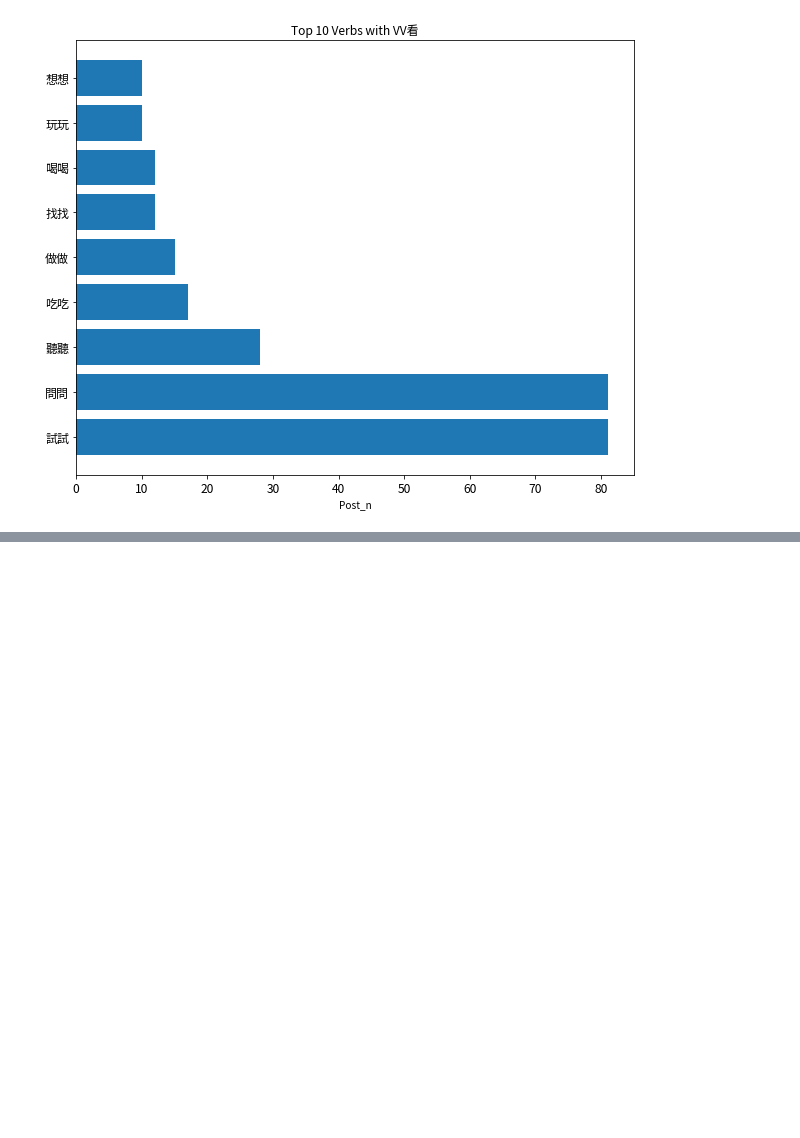
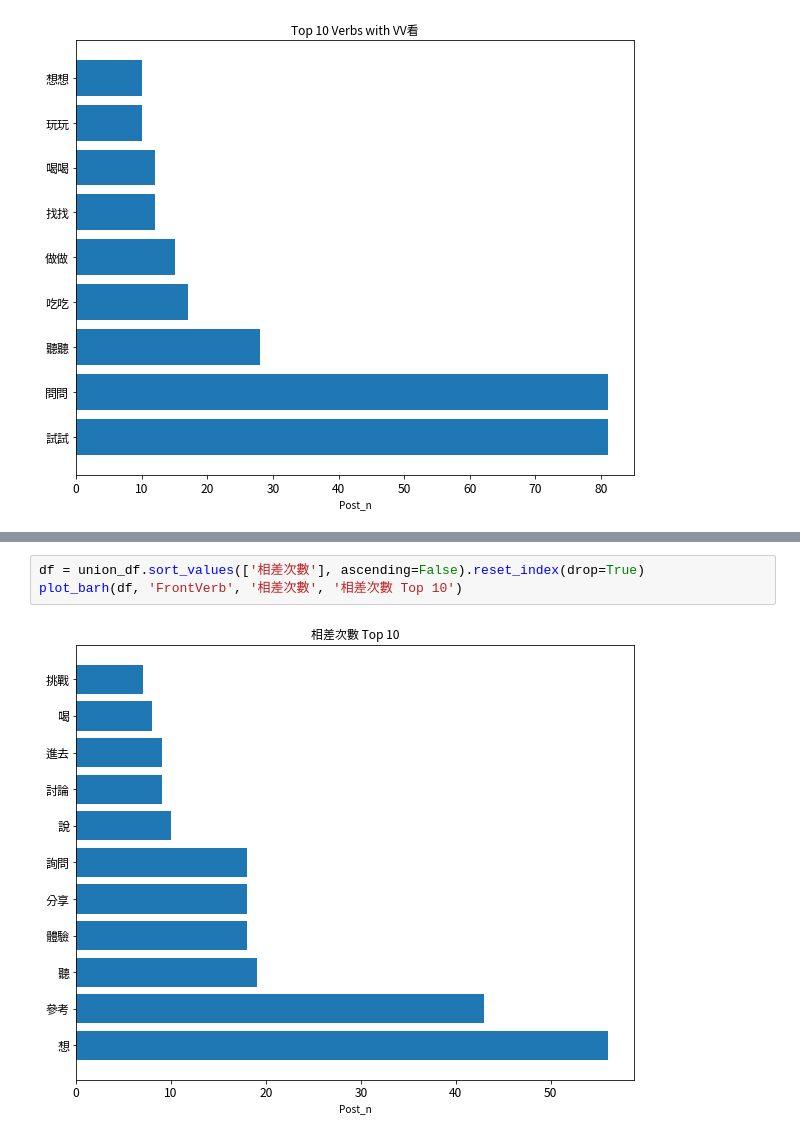
Before and after one commit to cckk2913/corpus-linguistics, a Jupyter notebook: hw3-6/Dcard_Vkk_VVk.ipynb, the cells around one changed output, grey strips where cells are left out. Saved outputs shown, nothing was run; the diff lists cells and outputs as text; blank space fills up the shorter version.

```diff
--- a/hw3-6/Dcard_Vkk_VVk.ipynb
+++ b/hw3-6/Dcard_Vkk_VVk.ipynb
@@ -501,0 +591,5 @@ plt.show()
+# %%
+df = union_df.sort_values(['相差次數'], ascending=False).reset_index(drop=True)
+plot_barh(df, 'FrontVerb', '相差次數', '相差次數 Top 10')
+# %% [output]
+[figure, added]
```
Also changed, not shown: parts of 37 cells of this notebook, 13 other files.
